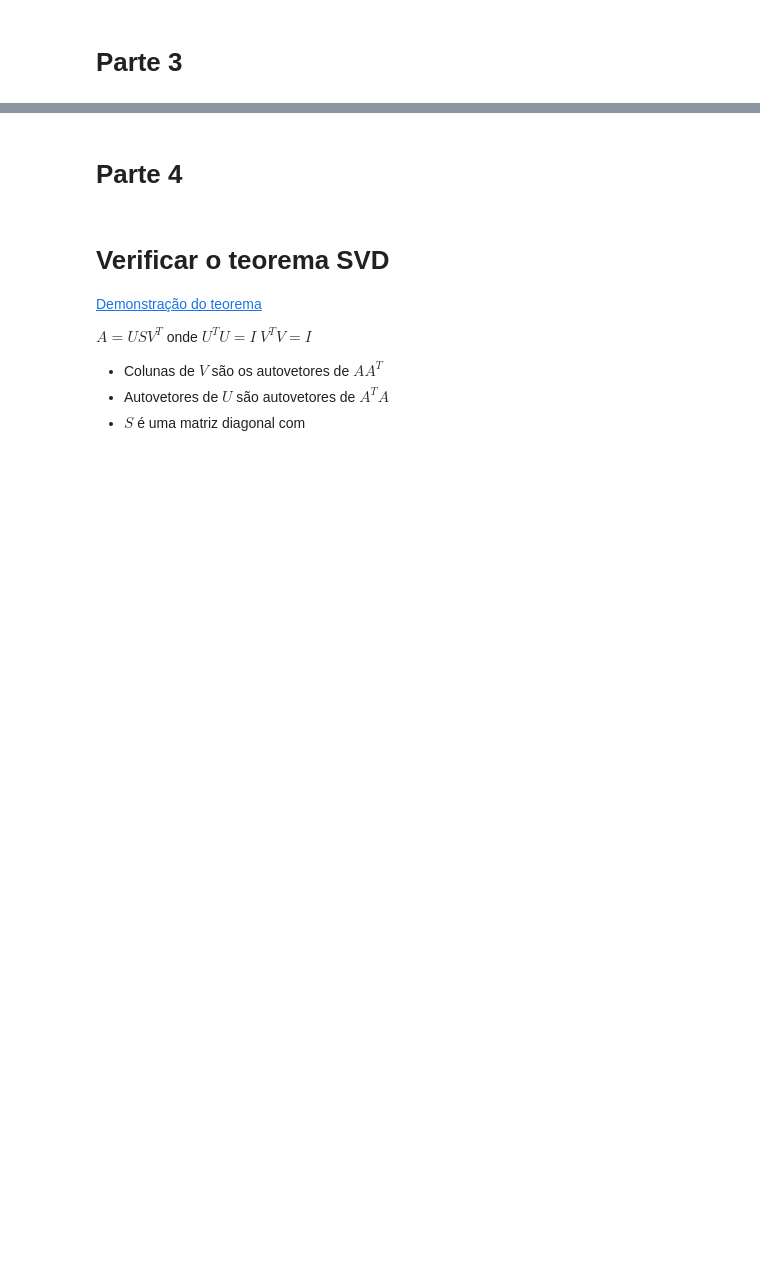
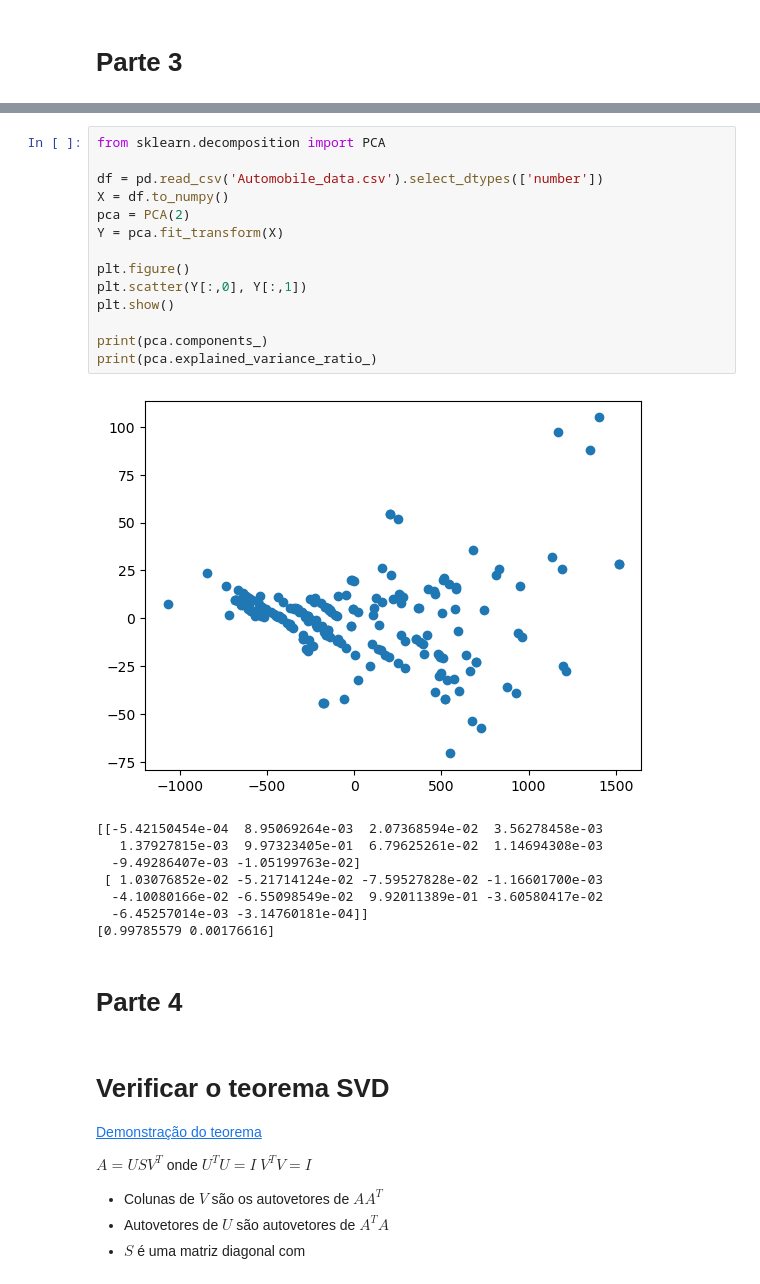
Before and after one commit to tiagoft/alglin, a Jupyter notebook: notebooks/05-autovetores_e_autovetores.ipynb, the cells around one changed output, grey strips where cells are left out. Cells and saved outputs as stored; diff of their text form; blank space fills up the shorter version.

```diff
--- a/notebooks/05-autovetores_e_autovetores.ipynb
+++ b/notebooks/05-autovetores_e_autovetores.ipynb
@@ -594,3 +653,26 @@ Então, $P^T = P^{-1}$, e portanto $P$ (matriz de autovetores) é ortonormal.
+# %%
+from sklearn.decomposition import PCA
+
+df = pd.read_csv('Automobile_data.csv').select_dtypes(['number'])
+X = df.to_numpy()
+pca = PCA(2)
+Y = pca.fit_transform(X)
+
+plt.figure()
+plt.scatter(Y[:,0], Y[:,1])
+plt.show()
+
+print(pca.components_)
+print(pca.explained_variance_ratio_)
+# %% [output]
+[figure, added]
+[[-5.42150454e-04  8.95069264e-03  2.07368594e-02  3.56278458e-03
+   1.37927815e-03  9.97323405e-01  6.79625261e-02  1.14694308e-03
+  -9.49286407e-03 -1.05199763e-02]
+ [ 1.03076852e-02 -5.21714124e-02 -7.59527828e-02 -1.16601700e-03
+  -4.10080166e-02 -6.55098549e-02  9.92011389e-01 -3.60580417e-02
+  -6.45257014e-03 -3.14760181e-04]]
+[0.99785579 0.00176616]
 # %% [markdown]
 # Parte 4
 # %% [markdown]
```
Also changed, not shown: parts of 21 cells of this notebook, 3 other files.
